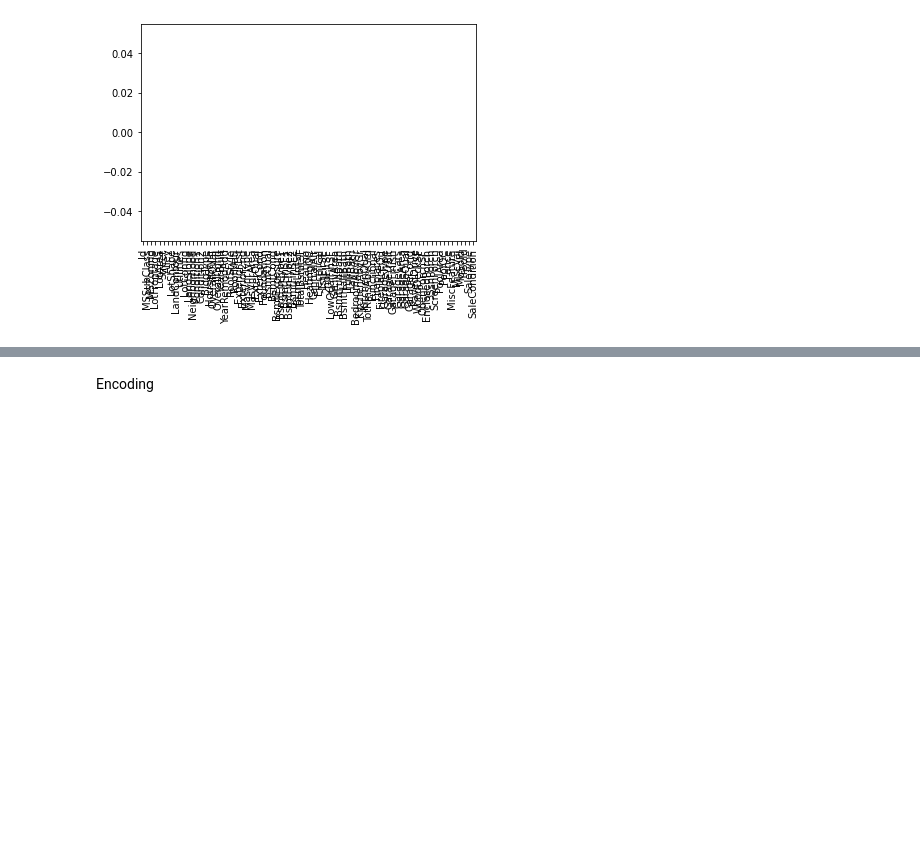
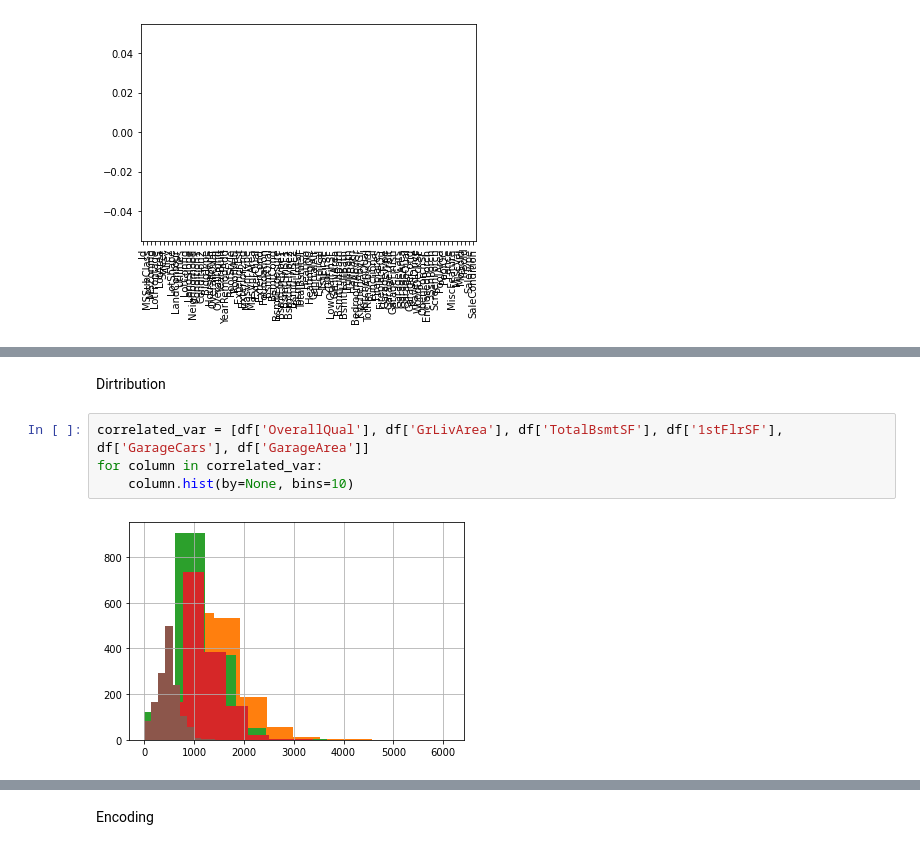
Before and after one commit to julijadociene/WGT-House_Prices, a Jupyter notebook: scripts/descriptive_statistcis_feature_eng.ipynb, the cells around one changed output, grey strips where cells are left out. Cells and saved outputs as stored; diff of their text form; blank space fills up the shorter version.

```diff
--- a/scripts/descriptive_statistcis_feature_eng.ipynb
+++ b/scripts/descriptive_statistcis_feature_eng.ipynb
@@ -383,0 +409,8 @@ AxesSubplot(0.125,0.125;0.775x0.755)
+# %% [markdown]
+Dirtribution
+# %%
+correlated_var = [df['OverallQual'], df['GrLivArea'], df['TotalBsmtSF'], df['1stFlrSF'], df['GarageCars'], df['GarageArea']]
+for column in correlated_var:
+    column.hist(by=None, bins=10)
+# %% [output]
+[figure, added]
```
Also changed, not shown: parts of 25 cells of this notebook, 4 other files.
